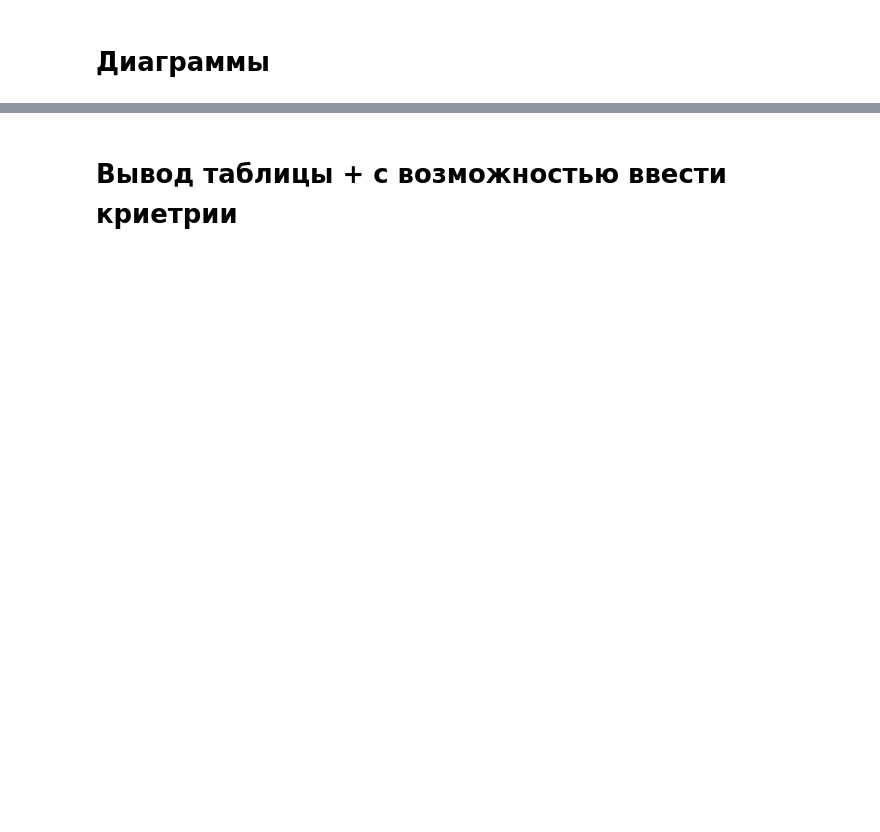
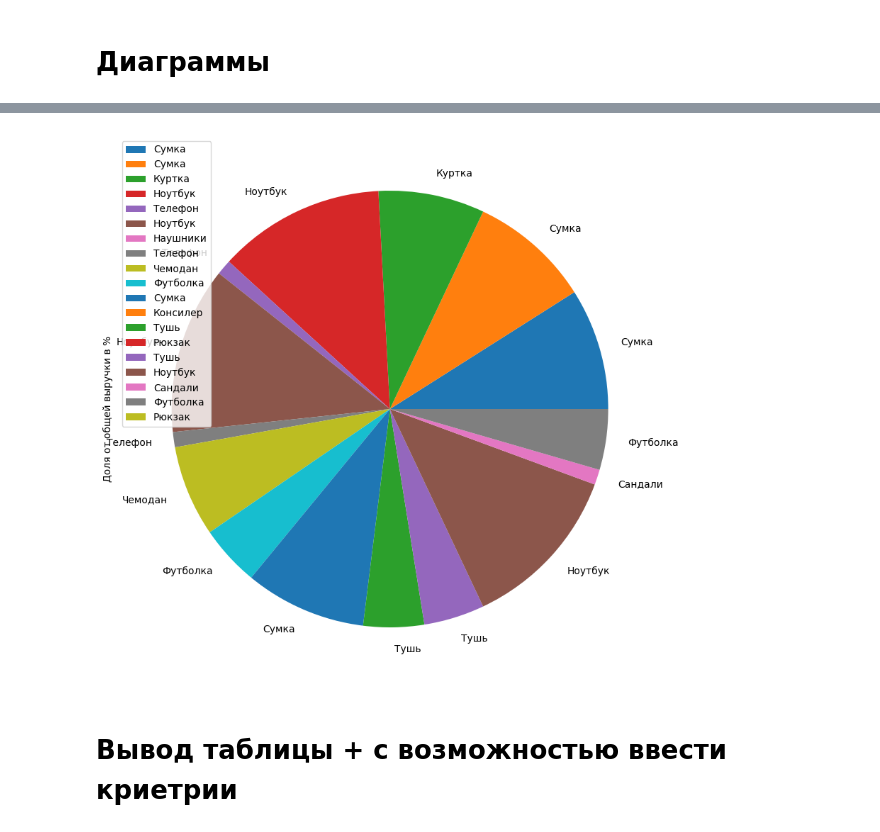
Before and after one commit to Ivan-Lapin/Python_project, a Jupyter notebook: global.ipynb, the cells around one changed output, grey strips where cells are left out. Cells and saved outputs as stored; diff of their text form; code cells hidden in the pictures; blank space fills up the shorter version.

```diff
--- a/global.ipynb
+++ b/global.ipynb
@@ -163,3 +116,58 @@ elif graph == "4":
+# %%
+#  Диаграммы
+data = pd.read_csv('Store.csv', sep='|')
+
+z = ['Техника', 'Одежда', 'Обувь', 'Косметика', 'Аксессуары']
+d = [tech_cash, things_cash, shoes_cash, makeup_cash, accessories_cash]
+
+flag = False
+while flag == False:
+    graph = input("Если хотите увидеть столбчатую диаграмму по долям прибыли товаров - введите: 1.\nЕсли хотите увидеть столбчатую диаграмму по долям прибыли категорий - введите: 2.\nЕсли хотите увидеть столбчатую диаграмму по количеству проданных товаров - введите: 3 \nЕсли хотите увидеть диаграмму по долям прибыли товаров - введите: 4\n")
+    if graph == "1" or graph == "2" or graph == "3" or graph == "4":
+        flag = True
+if graph == "1":
+    df = pd.DataFrame(data)
+
+    X = list(df.iloc[:, 2])
+    Y = list(df.iloc[:, 6])
+
+    plt.bar(X, Y, color='purple')
+    plt.title("Сумма проданных товаров")
+    plt.xlabel("Товары")
+    plt.ylabel("Сумма продаж")
+    plt.xticks(rotation='vertical')
+
+    plt.show()
+elif graph == "2":
+    # Построение столбчатой диаграммы
+    plt.bar(z, d)
+
+    # Отображение диаграммы
+    plt.show()
+elif graph == "3":
+    df = pd.DataFrame(data)
+
+    X = list(df.iloc[:, 2])
+    Y = list(df.iloc[:, 4])
+
+    plt.bar(X, Y, color='purple')
+    plt.title("Количество проданных товаров")
+    plt.xlabel("Товары")
+    plt.ylabel("Количество продаж")
+    plt.xticks(rotation='vertical')
+
+    plt.show()
+elif graph == "4":
+    data['Доля от общей выручки в %'] = data['Общая стоимость'] / (all_cash / 100)
+    data['Доля от общей выручки в %'] = data['Доля от общей выручки в %'].round(2).astype(int)
+    data.index = data['Название товара']
+
+    data[['Количество продаж', 'Общая стоимость', 'Доля от общей выручки в %']]
+
+    data.plot(y = 'Доля от общей выручки в %', kind = 'pie', figsize=(10,10))
+    plt.show()
+# %% [output]
+[figure, added]
 # %% [markdown]
 # Вывод таблицы + с возможностью ввести криетрии
 # %%
```
Also changed, not shown: parts of 10 cells of this notebook.
